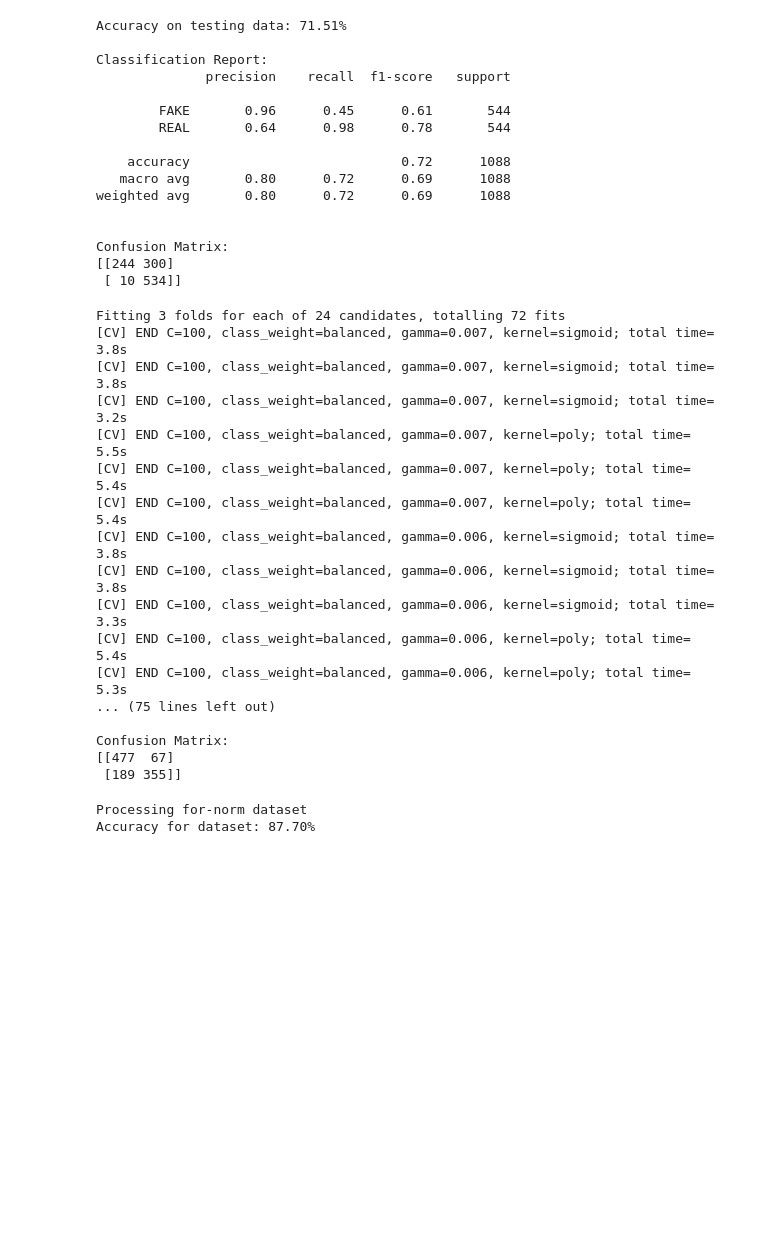
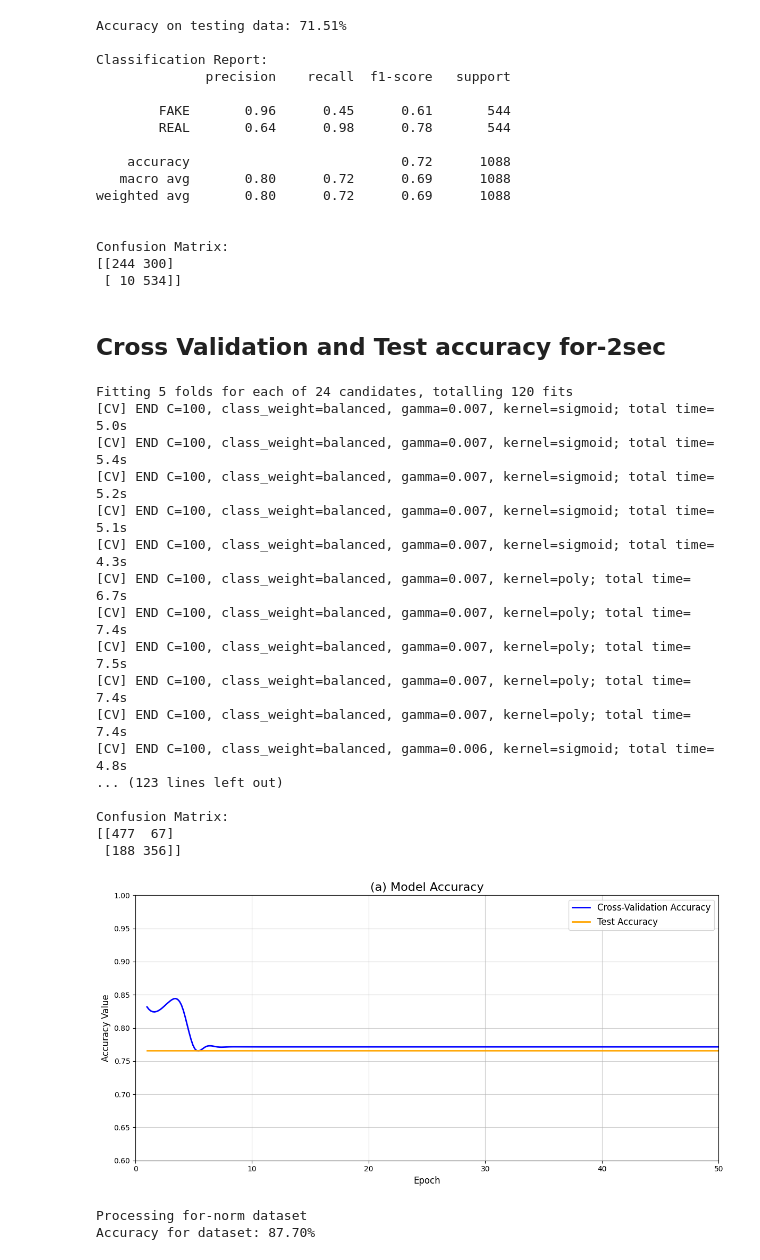
Before and after one commit to napstruck/NoFake, a Jupyter notebook: deepfakeaudiominorproject.ipynb, the cells around one changed output. Saved outputs shown, nothing was run; the diff lists cells and outputs as text; code cells hidden in the pictures; blank space fills up the shorter version.

```diff
--- a/deepfakeaudiominorproject.ipynb
+++ b/deepfakeaudiominorproject.ipynb
@@ -2384,6 +2475,8 @@ weighted avg       0.80      0.72      0.69      1088
 Confusion Matrix:
 [[244 300]
  [ 10 534]]
+# %% [markdown]
+## **Cross Validation and Test accuracy for-2sec**
 # %%
 import pandas as pd
 import numpy as np
@@ -2437,7 +2530,7 @@ param_grid = {
     'class_weight': ['balanced']
 }
 
-grid_search = GridSearchCV(SVC(), param_grid, cv=3, verbose=2, scoring='accuracy')
+grid_search = GridSearchCV(SVC(), param_grid, cv=5, verbose=2, scoring='accuracy')
 grid_search.fit(X_train_pca, y_train_balanced)
 
 # Best Model
@@ -2464,23 +2557,65 @@ print(classification_report(y_test, y_pred, target_names=label_encoder.classes_)
 print("\nConfusion Matrix:")
 print(confusion_matrix(y_test, y_pred))
 # %% [output]
-Fitting 3 folds for each of 24 candidates, totalling 72 fits
-[CV] END C=100, class_weight=balanced, gamma=0.007, kernel=sigmoid; total time=   3.8s
-[CV] END C=100, class_weight=balanced, gamma=0.007, kernel=sigmoid; total time=   3.8s
-[CV] END C=100, class_weight=balanced, gamma=0.007, kernel=sigmoid; total time=   3.2s
-[CV] END C=100, class_weight=balanced, gamma=0.007, kernel=poly; total time=   5.5s
-[CV] END C=100, class_weight=balanced, gamma=0.007, kernel=poly; total time=   5.4s
-[CV] END C=100, class_weight=balanced, gamma=0.007, kernel=poly; total time=   5.4s
-[CV] END C=100, class_weight=balanced, gamma=0.006, kernel=sigmoid; total time=   3.8s
-[CV] END C=100, class_weight=balanced, gamma=0.006, kernel=sigmoid; total time=   3.8s
-[CV] END C=100, class_weight=balanced, gamma=0.006, kernel=sigmoid; total time=   3.3s
-[CV] END C=100, class_weight=balanced, gamma=0.006, kernel=poly; total time=   5.4s
-[CV] END C=100, class_weight=balanced, gamma=0.006, kernel=poly; total time=   5.3s
-... (75 lines left out)
+Fitting 5 folds for each of 24 candidates, totalling 120 fits
+[CV] END C=100, class_weight=balanced, gamma=0.007, kernel=sigmoid; total time=   5.0s
+[CV] END C=100, class_weight=balanced, gamma=0.007, kernel=sigmoid; total time=   5.4s
+[CV] END C=100, class_weight=balanced, gamma=0.007, kernel=sigmoid; total time=   5.2s
+[CV] END C=100, class_weight=balanced, gamma=0.007, kernel=sigmoid; total time=   5.1s
+[CV] END C=100, class_weight=balanced, gamma=0.007, kernel=sigmoid; total time=   4.3s
+[CV] END C=100, class_weight=balanced, gamma=0.007, kernel=poly; total time=   6.7s
+[CV] END C=100, class_weight=balanced, gamma=0.007, kernel=poly; total time=   7.4s
+[CV] END C=100, class_weight=balanced, gamma=0.007, kernel=poly; total time=   7.5s
+[CV] END C=100, class_weight=balanced, gamma=0.007, kernel=poly; total time=   7.4s
+[CV] END C=100, class_weight=balanced, gamma=0.007, kernel=poly; total time=   7.4s
+[CV] END C=100, class_weight=balanced, gamma=0.006, kernel=sigmoid; total time=   4.8s
+... (123 lines left out)
 
 Confusion Matrix:
 [[477  67]
- [189 355]]
+ [188 356]]
+# %%
+import matplotlib.pyplot as plt
+import numpy as np
+from scipy.interpolate import make_interp_spline
+
+# Simulated cross-validation accuracy for demonstration
+epochs = np.arange(1, 51)  # 50 epochs
+cv_scores_extended = np.interp(epochs, np.linspace(1, len(cv_scores), len(cv_scores)), cv_scores)  # Scale CV accuracy
+
+# Extend test accuracy to match epochs
+test_accuracy = [accuracy] * len(epochs)
+
+# Smooth curves
+epochs_smooth = np.linspace(epochs.min(), epochs.max(), 300)  # Smoother curve
+cv_scores_smooth = make_interp_spline(epochs, cv_scores_extended)(epochs_smooth)
+test_accuracy_smooth = make_interp_spline(epochs, test_accuracy)(epochs_smooth)
+
+# Create the figure
+fig, ax = plt.subplots(figsize=(12, 6))
+
+# Plot Cross-Validation Accuracy
+ax.plot(epochs_smooth, cv_scores_smooth, label='Cross-Validation Accuracy', linestyle='-', linewidth=2, color='blue')
+
+# Plot Test Accuracy
+ax.plot(epochs_smooth, test_accuracy_smooth, label='Test Accuracy', linestyle='-', linewidth=2, color='orange')
+
+# Set labels, title, and limits
+ax.set_title('(a) Model Accuracy', fontsize=16)
+ax.set_xlabel('Epoch', fontsize=12)
+ax.set_ylabel('Accuracy Value', fontsize=12)
+ax.set_ylim(0.6, 1)  # Adjusted limits for clarity
+ax.set_xlim(0, 50)
+ax.grid(True, linestyle='-', alpha=0.6)
+
+# Add legend
+ax.legend(fontsize=12)
+
+# Show the plot
+plt.tight_layout()
+plt.show()
+# %% [output]
+[figure, added]
 # %%
 
 import pandas as pd
```
Also changed, not shown: parts of 32 cells of this notebook.
